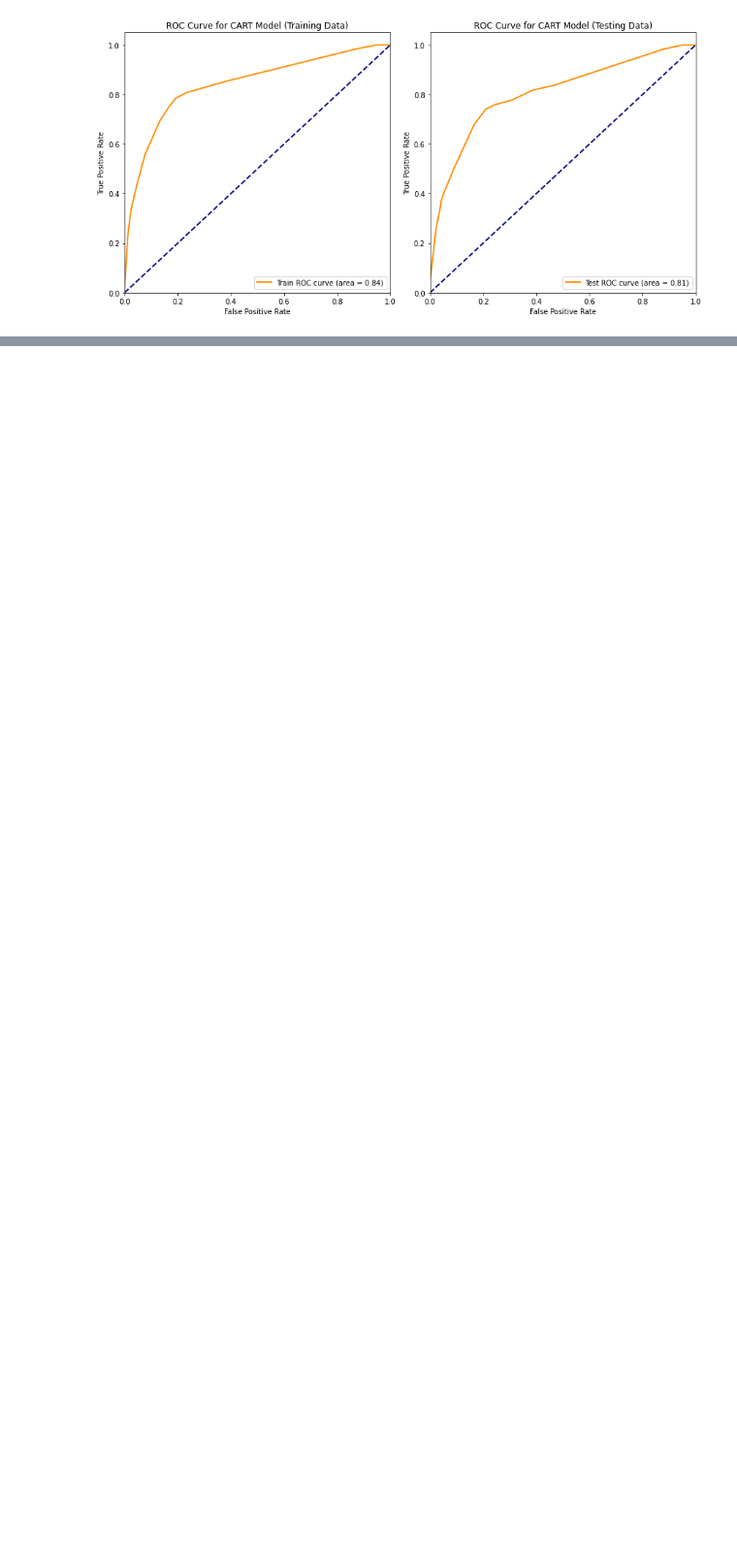
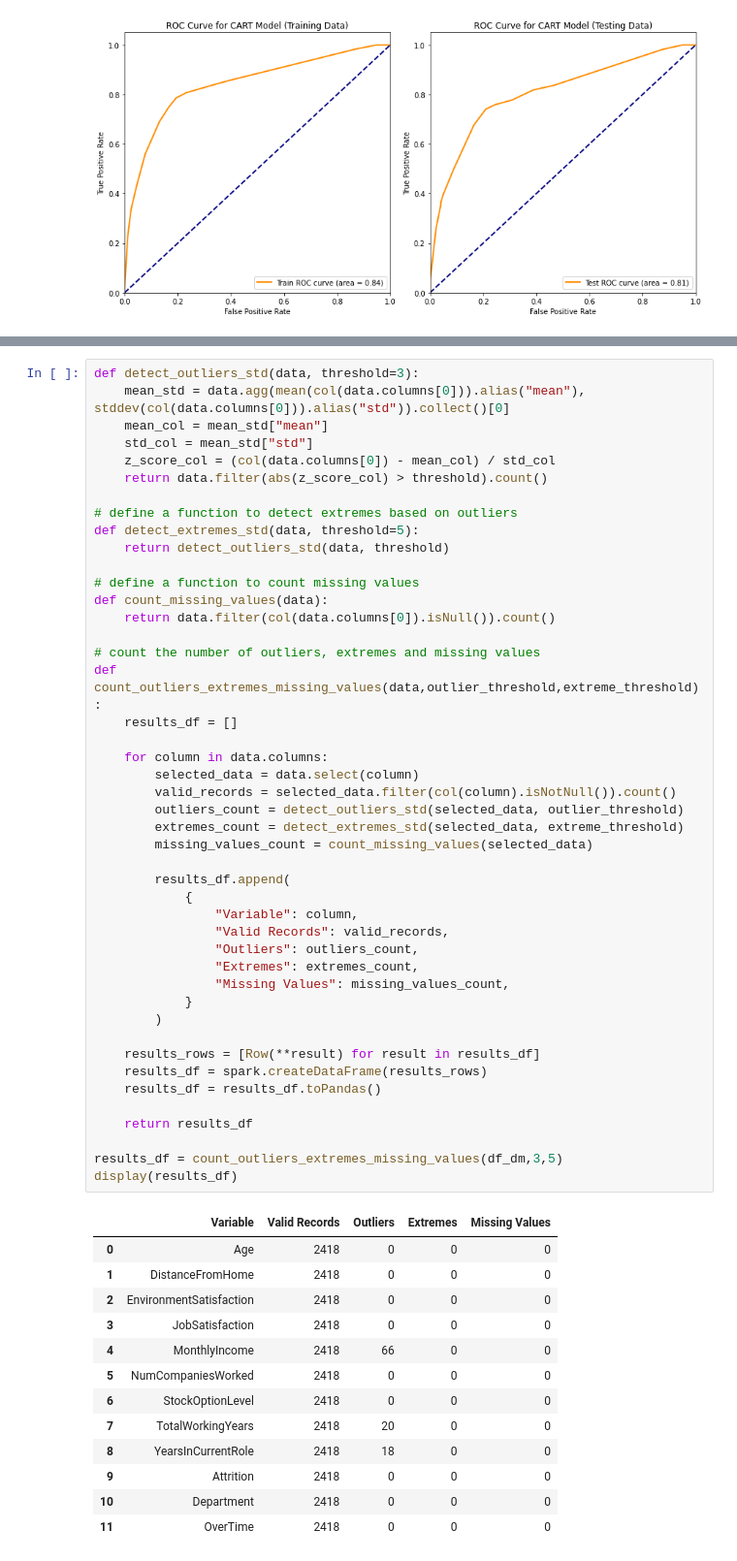
Before and after one commit to jhon232uoa/INFOSYS722-ITERATION-4, a Jupyter notebook: Employee_Attrition_Analysis.ipynb, the cells around one changed output, grey strips where cells are left out. Shown at 97% size. Drawn from its saved outputs; the diff is of its cells as text; blank space fills up the shorter version.

```diff
--- a/Employee_Attrition_Analysis.ipynb
+++ b/Employee_Attrition_Analysis.ipynb
@@ -1967,0 +2025,59 @@ plt.show()
+# %%
+def detect_outliers_std(data, threshold=3):
+    mean_std = data.agg(mean(col(data.columns[0])).alias("mean"), stddev(col(data.columns[0])).alias("std")).collect()[0]
+    mean_col = mean_std["mean"]
+    std_col = mean_std["std"]
+    z_score_col = (col(data.columns[0]) - mean_col) / std_col
+    return data.filter(abs(z_score_col) > threshold).count()
+
+# define a function to detect extremes based on outliers
+def detect_extremes_std(data, threshold=5):
+    return detect_outliers_std(data, threshold)
+
+# define a function to count missing values
+def count_missing_values(data):
+    return data.filter(col(data.columns[0]).isNull()).count()
+
+# count the number of outliers, extremes and missing values
+def count_outliers_extremes_missing_values(data,outlier_threshold,extreme_threshold):
+    results_df = []
+
+    for column in data.columns:
+        selected_data = data.select(column)
+        valid_records = selected_data.filter(col(column).isNotNull()).count()
+        outliers_count = detect_outliers_std(selected_data, outlier_threshold)
+        extremes_count = detect_extremes_std(selected_data, extreme_threshold)
+        missing_values_count = count_missing_values(selected_data)
+
+        results_df.append(
+            {
+                "Variable": column,
+                "Valid Records": valid_records,
+                "Outliers": outliers_count,
+                "Extremes": extremes_count,
+                "Missing Values": missing_values_count,
+            }
+        )
+
+    results_rows = [Row(**result) for result in results_df]
+    results_df = spark.createDataFrame(results_rows)
+    results_df = results_df.toPandas()
+
+    return results_df
+
+results_df = count_outliers_extremes_missing_values(df_dm,3,5)
+display(results_df)
+# %% [output]
+|  | Variable | Valid Records | Outliers | Extremes | Missing Values |
+| 0 | Age | 2418 | 0 | 0 | 0 |
+| 1 | DistanceFromHome | 2418 | 0 | 0 | 0 |
+| 2 | EnvironmentSatisfaction | 2418 | 0 | 0 | 0 |
+| 3 | JobSatisfaction | 2418 | 0 | 0 | 0 |
+| 4 | MonthlyIncome | 2418 | 66 | 0 | 0 |
+| 5 | NumCompaniesWorked | 2418 | 0 | 0 | 0 |
+| 6 | StockOptionLevel | 2418 | 0 | 0 | 0 |
+| 7 | TotalWorkingYears | 2418 | 20 | 0 | 0 |
+| 8 | YearsInCurrentRole | 2418 | 18 | 0 | 0 |
+| 9 | Attrition | 2418 | 0 | 0 | 0 |
+| 10 | Department | 2418 | 0 | 0 | 0 |
+| 11 | OverTime | 2418 | 0 | 0 | 0 |
```
Also changed, not shown: parts of 37 cells of this notebook, 30 other files.
